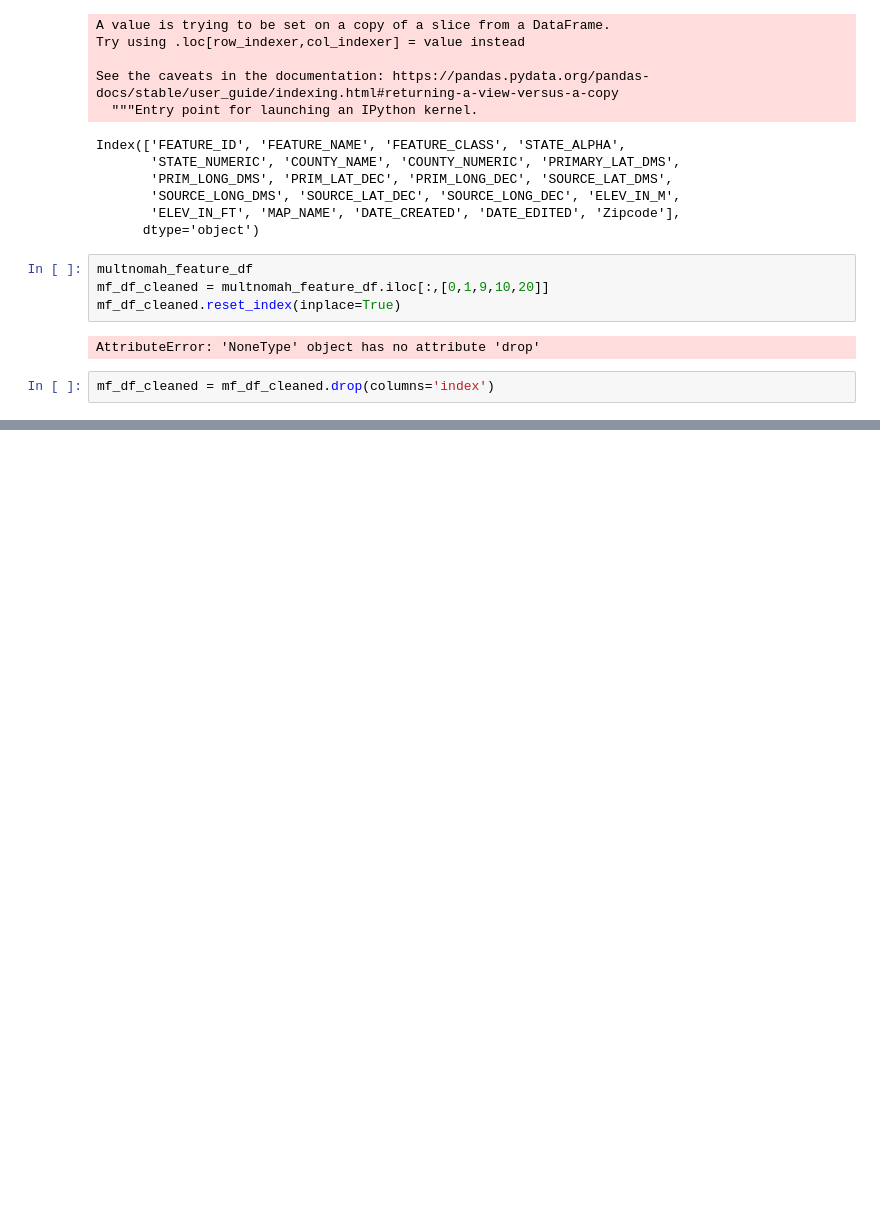
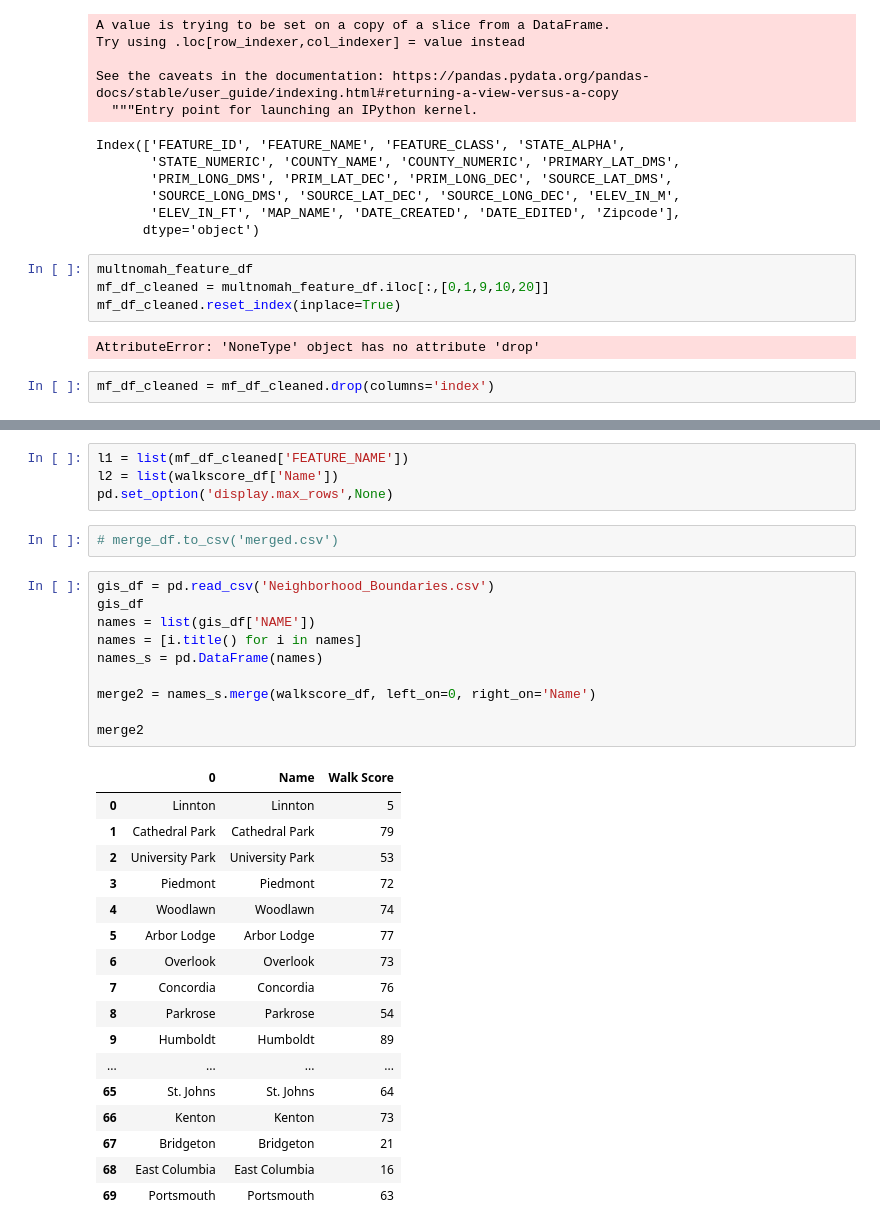
Before and after one commit to troypramsey/WalkabilityRaceIncome_InPortland_2012-2018, a Jupyter notebook: Oregon Dataframe.ipynb, the cells around one changed output, grey strips where cells are left out. Cells and saved outputs as stored; diff of their text form; blank space fills up the shorter version.

```diff
--- a/Oregon Dataframe.ipynb
+++ b/Oregon Dataframe.ipynb
@@ -117,0 +175,34 @@ mf_df_cleaned
+# %%
+l1 = list(mf_df_cleaned['FEATURE_NAME'])
+l2 = list(walkscore_df['Name'])
+pd.set_option('display.max_rows',None)
+# %%
+# merge_df.to_csv('merged.csv')
+# %%
+gis_df = pd.read_csv('Neighborhood_Boundaries.csv')
+gis_df
+names = list(gis_df['NAME'])
+names = [i.title() for i in names]
+names_s = pd.DataFrame(names)
+
+merge2 = names_s.merge(walkscore_df, left_on=0, right_on='Name')
+
+merge2
+# %% [output]
+|  | 0 | Name | Walk Score |
+| 0 | Linnton | Linnton | 5 |
+| 1 | Cathedral Park | Cathedral Park | 79 |
+| 2 | University Park | University Park | 53 |
+| 3 | Piedmont | Piedmont | 72 |
+| 4 | Woodlawn | Woodlawn | 74 |
+| 5 | Arbor Lodge | Arbor Lodge | 77 |
+| 6 | Overlook | Overlook | 73 |
+| 7 | Concordia | Concordia | 76 |
+| 8 | Parkrose | Parkrose | 54 |
+| 9 | Humboldt | Humboldt | 89 |
+| ... | ... | ... | ... |
+| 65 | St. Johns | St. Johns | 64 |
+| 66 | Kenton | Kenton | 73 |
+| 67 | Bridgeton | Bridgeton | 21 |
+| 68 | East Columbia | East Columbia | 16 |
+| 69 | Portsmouth | Portsmouth | 63 |
```
Also changed, not shown: parts of 6 cells of this notebook, 10 other files.
